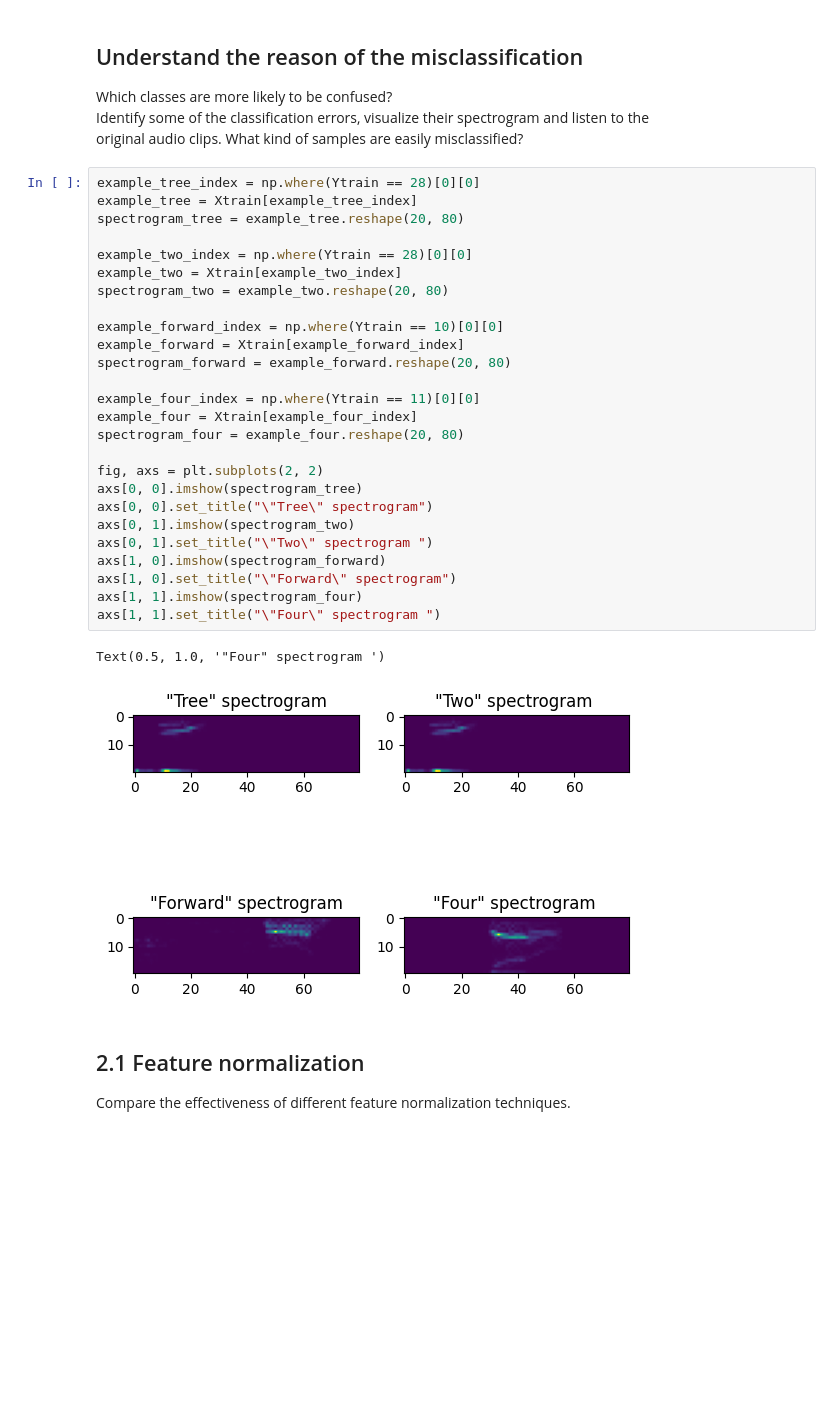
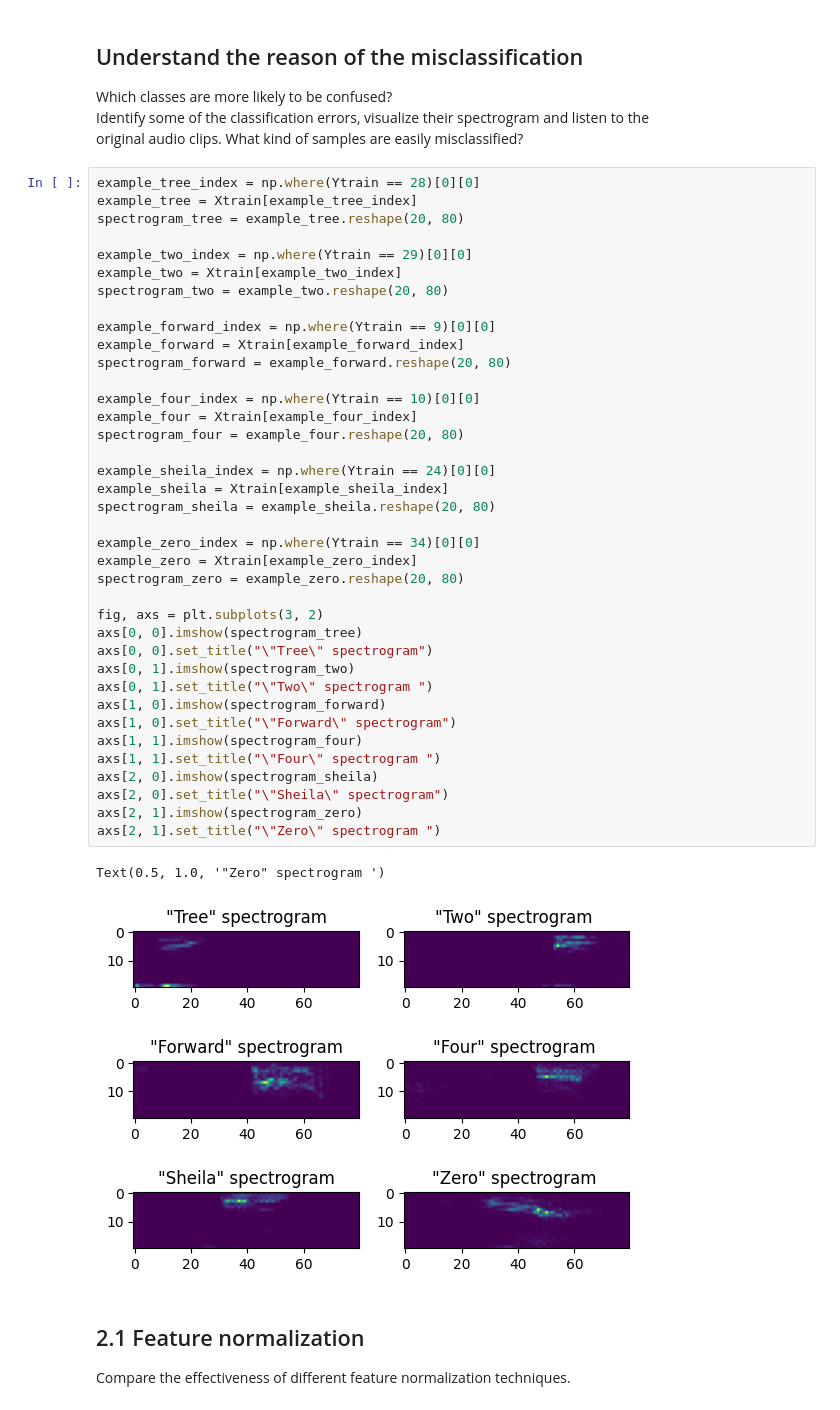
Before and after one commit to DavideLigari/speech-recognition, a Jupyter notebook: my-code/main.ipynb, the cells around one changed output. Drawn from its saved outputs; the diff is of its cells as text; blank space fills up the shorter version.

```diff
--- a/my-code/main.ipynb
+++ b/my-code/main.ipynb
@@ -288,32 +291,44 @@ original audio clips. What kind of samples are easily misclassified?
 # %%
 example_tree_index = np.where(Ytrain == 28)[0][0]
 example_tree = Xtrain[example_tree_index]
 spectrogram_tree = example_tree.reshape(20, 80)
 
-example_two_index = np.where(Ytrain == 28)[0][0]
+example_two_index = np.where(Ytrain == 29)[0][0]
 example_two = Xtrain[example_two_index]
 spectrogram_two = example_two.reshape(20, 80)
 
-example_forward_index = np.where(Ytrain == 10)[0][0]
+example_forward_index = np.where(Ytrain == 9)[0][0]
 example_forward = Xtrain[example_forward_index]
 spectrogram_forward = example_forward.reshape(20, 80)
 
-example_four_index = np.where(Ytrain == 11)[0][0]
+example_four_index = np.where(Ytrain == 10)[0][0]
 example_four = Xtrain[example_four_index]
 spectrogram_four = example_four.reshape(20, 80)
 
-fig, axs = plt.subplots(2, 2)
+example_sheila_index = np.where(Ytrain == 24)[0][0]
+example_sheila = Xtrain[example_sheila_index]
+spectrogram_sheila = example_sheila.reshape(20, 80)
+
+example_zero_index = np.where(Ytrain == 34)[0][0]
+example_zero = Xtrain[example_zero_index]
+spectrogram_zero = example_zero.reshape(20, 80)
+
+fig, axs = plt.subplots(3, 2)
 axs[0, 0].imshow(spectrogram_tree)
 axs[0, 0].set_title("\"Tree\" spectrogram")
 axs[0, 1].imshow(spectrogram_two)
 axs[0, 1].set_title("\"Two\" spectrogram ")
 axs[1, 0].imshow(spectrogram_forward)
 axs[1, 0].set_title("\"Forward\" spectrogram")
 axs[1, 1].imshow(spectrogram_four)
 axs[1, 1].set_title("\"Four\" spectrogram ")
+axs[2, 0].imshow(spectrogram_sheila)
+axs[2, 0].set_title("\"Sheila\" spectrogram")
+axs[2, 1].imshow(spectrogram_zero)
+axs[2, 1].set_title("\"Zero\" spectrogram ")
 # %% [output]
-Text(0.5, 1.0, '"Four" spectrogram ')
+Text(0.5, 1.0, '"Zero" spectrogram ')
-[figure, old version]
+[figure, new version]
 # %% [markdown]
 ## 2.1 Feature normalization
 Compare the effectiveness of different feature normalization techniques.
```
Also changed, not shown: parts of 1 cell of this notebook.
